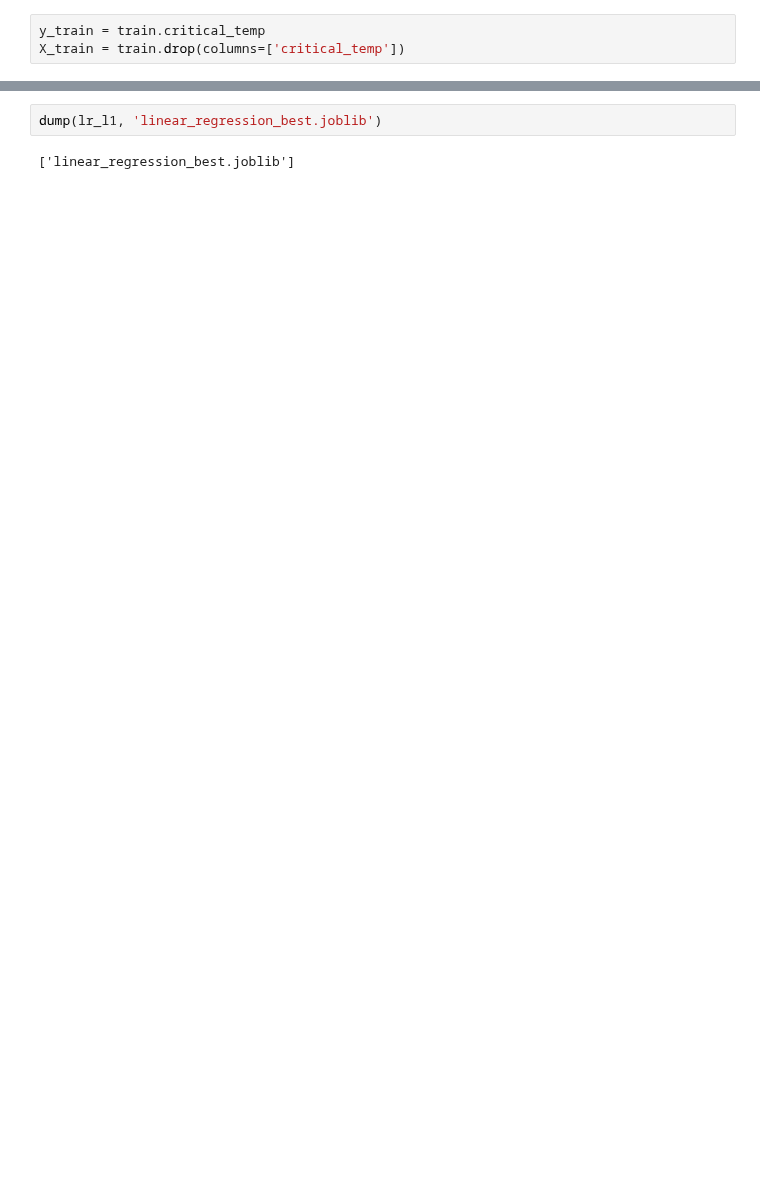
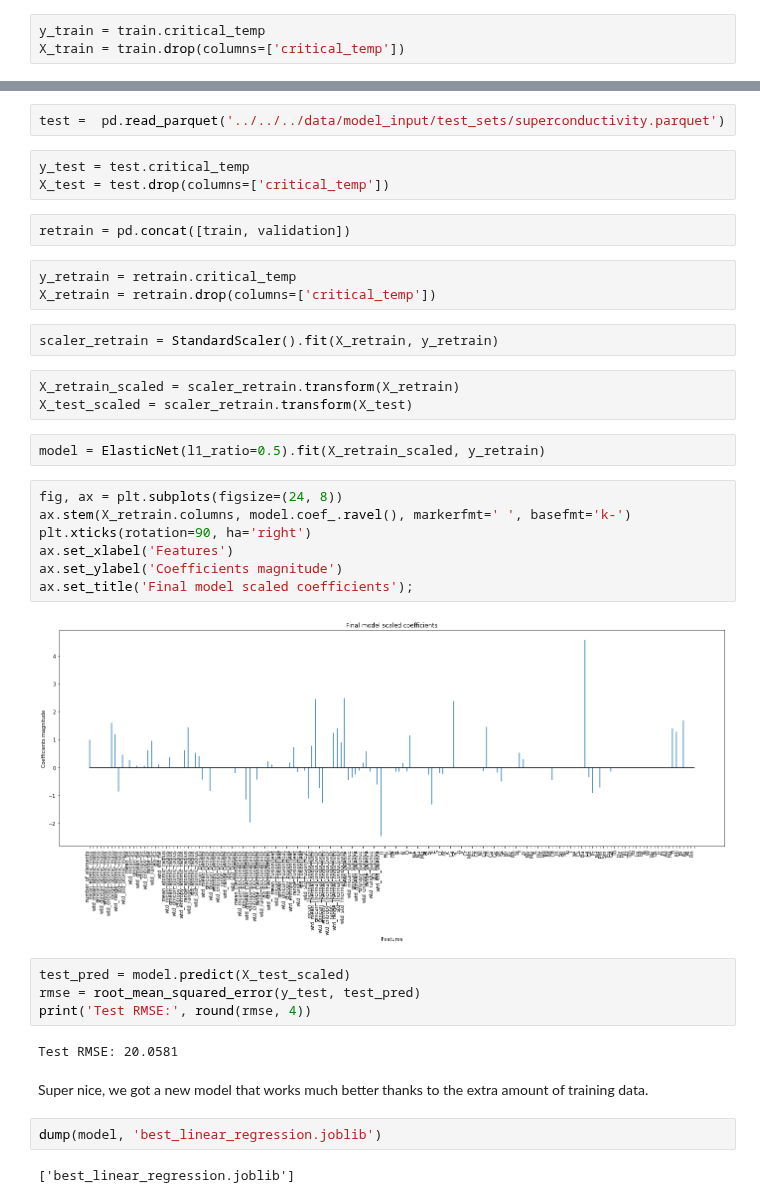
Before and after one commit to mgp165/TFG, a Jupyter notebook: notebooks/models/superconductivity/linear_regression.ipynb, the cells around one changed output, grey strips where cells are left out. Saved outputs shown, nothing was run; the diff lists cells and outputs as text; blank space fills up the shorter version.

```diff
--- a/notebooks/models/superconductivity/linear_regression.ipynb
+++ b/notebooks/models/superconductivity/linear_regression.ipynb
@@ -53,4 +77,38 @@ The ordinary and the Ridge models are way overfitted. From the other four models
+# %%
+test =  pd.read_parquet('../../../data/model_input/test_sets/superconductivity.parquet')
+# %%
+y_test = test.critical_temp
+X_test = test.drop(columns=['critical_temp'])
+# %%
+retrain = pd.concat([train, validation])
+# %%
+y_retrain = retrain.critical_temp
+X_retrain = retrain.drop(columns=['critical_temp'])
+# %%
+scaler_retrain = StandardScaler().fit(X_retrain, y_retrain)
+# %%
+X_retrain_scaled = scaler_retrain.transform(X_retrain)
+X_test_scaled = scaler_retrain.transform(X_test)
+# %%
+model = ElasticNet(l1_ratio=0.5).fit(X_retrain_scaled, y_retrain)
+# %%
+fig, ax = plt.subplots(figsize=(24, 8))
+ax.stem(X_retrain.columns, model.coef_.ravel(), markerfmt=' ', basefmt='k-')
+plt.xticks(rotation=90, ha='right')
+ax.set_xlabel('Features')
+ax.set_ylabel('Coefficients magnitude')
+ax.set_title('Final model scaled coefficients');
+# %% [output]
+[figure, added]
+# %%
+test_pred = model.predict(X_test_scaled)
+rmse = root_mean_squared_error(y_test, test_pred)
+print('Test RMSE:', round(rmse, 4))
+# %% [output]
+Test RMSE: 20.0581
+# %% [markdown]
+Super nice, we got a new model that works much better thanks to the extra amount of training data.
 # %%
-dump(lr_l1, 'linear_regression_best.joblib')
+dump(model, 'best_linear_regression.joblib')
 # %% [output]
-['linear_regression_best.joblib']
+['best_linear_regression.joblib']
```
Also changed, not shown: parts of 18 cells of this notebook, 1 other file.
